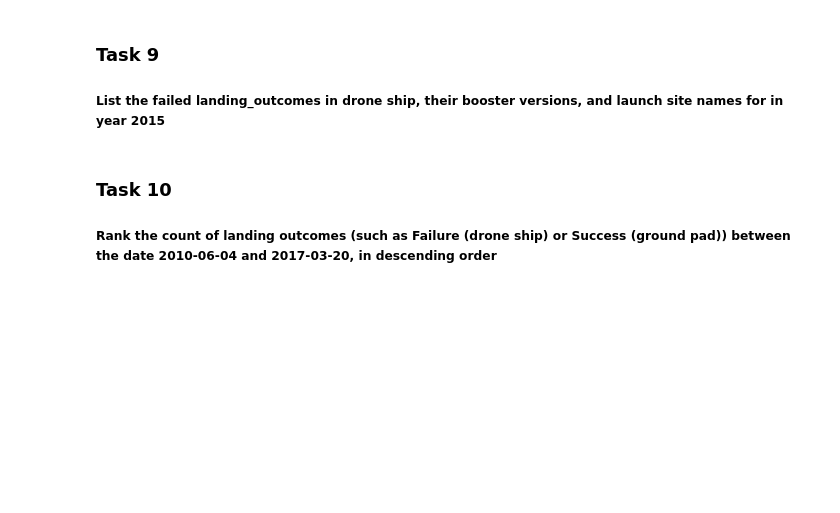
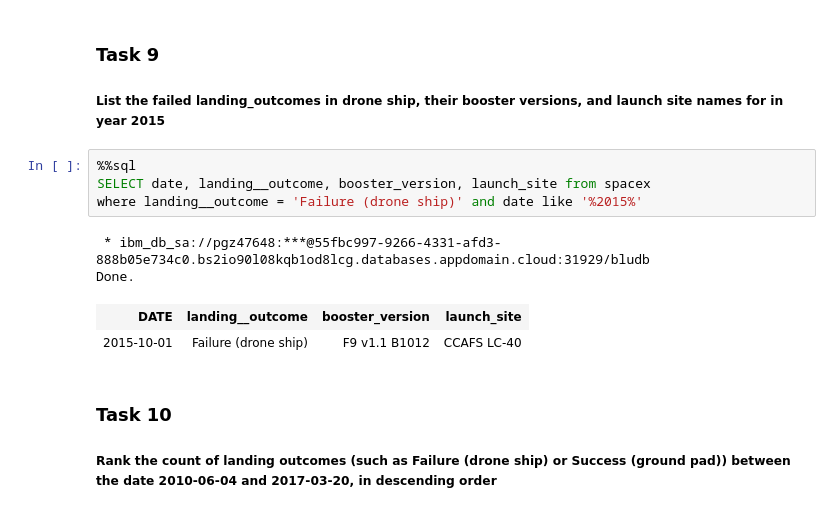
Before and after one commit to Leocadion/IBM-Data-Science-Final-Project, a Jupyter notebook: jupyter-labs-eda-sql-coursera.ipynb, the cells around one changed output. Saved outputs shown, nothing was run; the diff lists cells and outputs as text; blank space fills up the shorter version.

```diff
--- a/jupyter-labs-eda-sql-coursera.ipynb
+++ b/jupyter-labs-eda-sql-coursera.ipynb
@@ -125,6 +226,15 @@ Now write and execute SQL queries to solve the assignment tasks.
 ### Task 9
 
 ##### List the failed landing_outcomes in drone ship, their booster versions, and launch site names for in year 2015
+# %%
+%%sql
+SELECT date, landing__outcome, booster_version, launch_site from spacex
+where landing__outcome = 'Failure (drone ship)' and date like '%2015%'
+# %% [output]
+ * ibm_db_sa://pgz47648:***@55fbc997-9266-4331-afd3-888b05e734c0.bs2io90l08kqb1od8lcg.databases.appdomain.cloud:31929/bludb
+Done.
+| DATE | landing__outcome | booster_version | launch_site |
+| 2015-10-01 | Failure (drone ship) | F9 v1.1 B1012 | CCAFS LC-40 |
 # %% [markdown]
 ### Task 10
 
```
Also changed, not shown: parts of 12 cells of this notebook, 8 other files.
